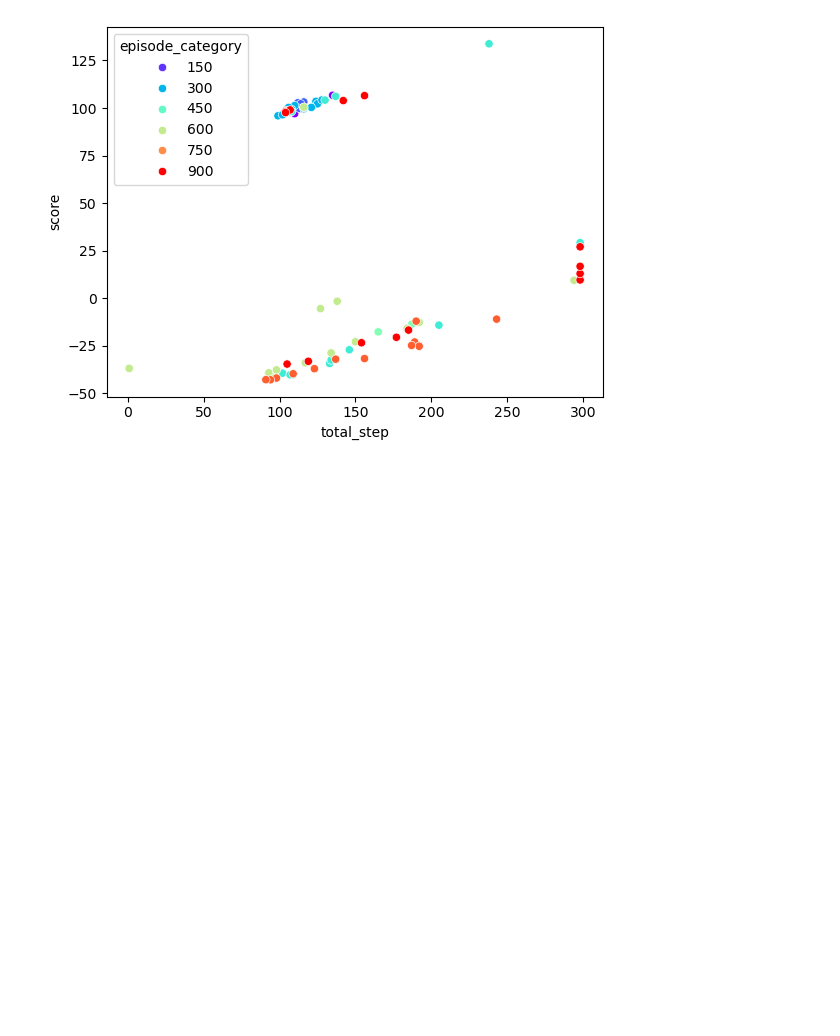
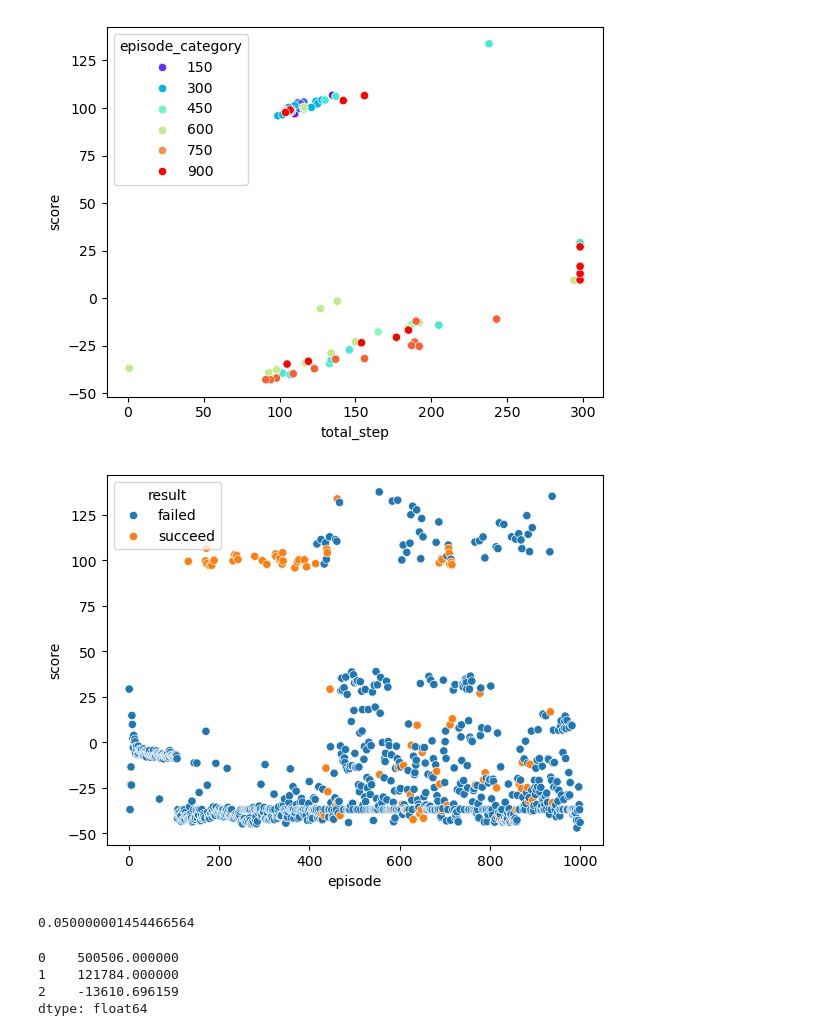
Before and after one commit to machyong/auto_parking, a Jupyter notebook: result_analysis/eda.ipynb, the cells around one changed output. Saved outputs shown, nothing was run; the diff lists cells and outputs as text; code cells hidden in the pictures; blank space fills up the shorter version.

```diff
--- a/result_analysis/eda.ipynb
+++ b/result_analysis/eda.ipynb
@@ -323,3 +323,23 @@ sns.scatterplot(data=score3,x='total_step',y='score', hue='episode_category', pa
 plt.show()
 # %% [output]
 [figure]
+# %%
+sns.scatterplot(data=score2, x='episode', y='score',hue='result')
+
+plt.show()
+# %% [output]
+[figure, added]
+# %%
+import math
+0.05 + (1.0 - 0.05)*math.exp(
+                -1.0 * 121784/
+            )
+# %% [output]
+0.050000001454466564
+# %%
+score[1].sum()
+# %% [output]
+0    500506.000000
+1    121784.000000
+2    -13610.696159
+dtype: float64
```
Also changed, not shown: 2 other files.
